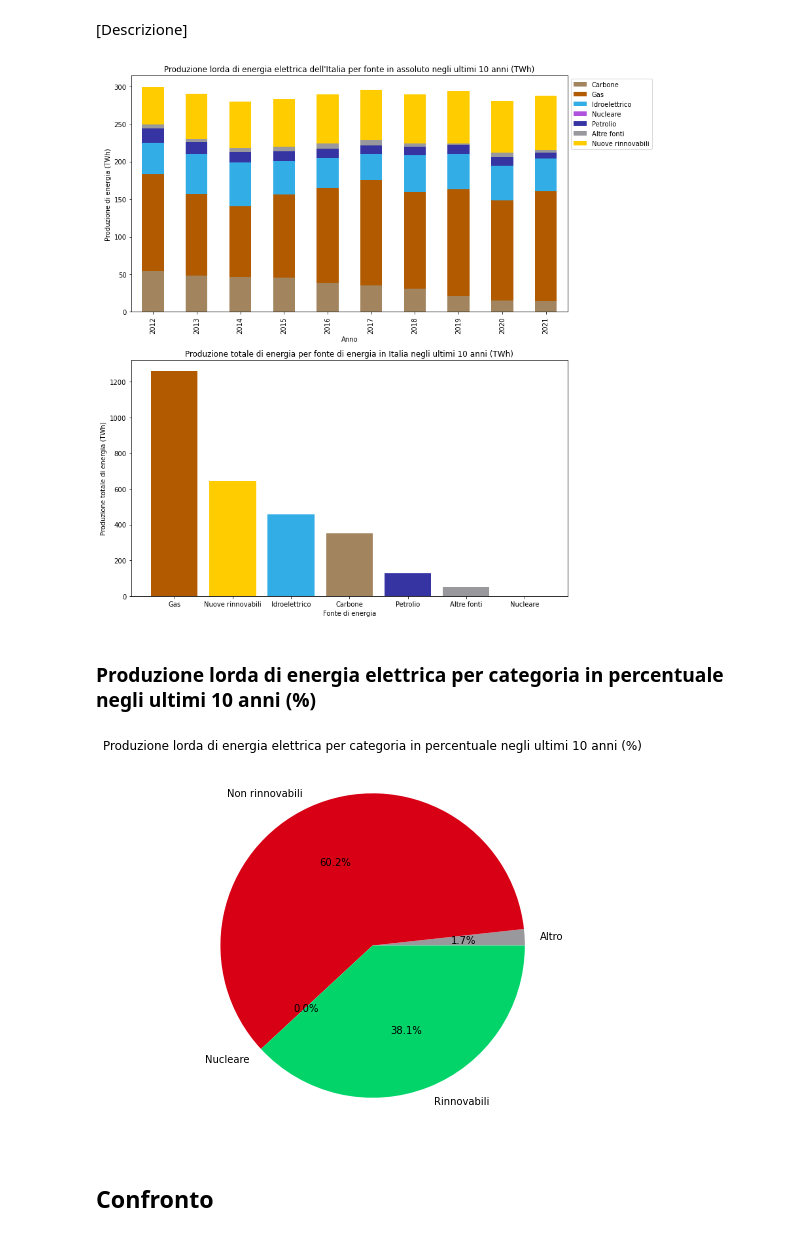
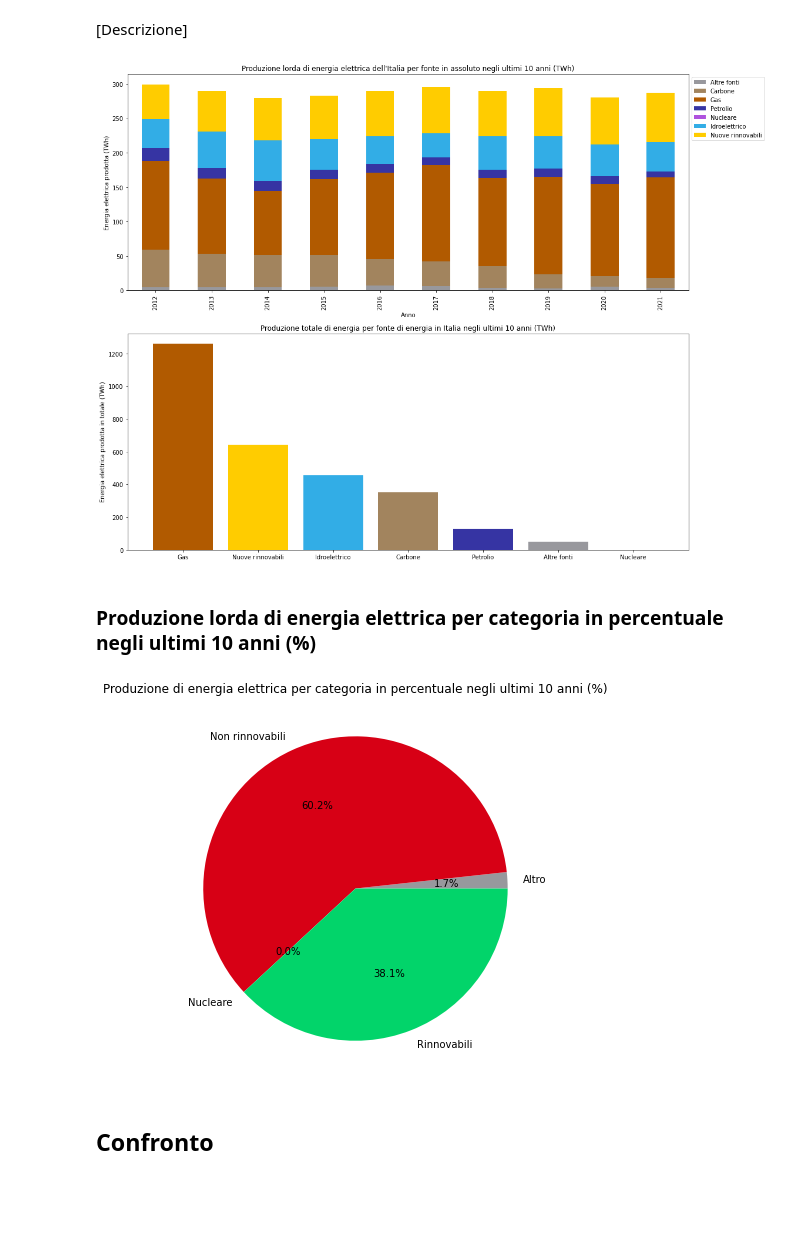
Before and after one commit to mattiamendicino/progetto-scivis, a Jupyter notebook: codice.ipynb, the cells around one changed output. Drawn from its saved outputs; the diff is of its cells as text; code cells hidden in the pictures; blank space fills up the shorter version.

```diff
--- a/codice.ipynb
+++ b/codice.ipynb
@@ -427,7 +427,7 @@ plt.show()
 # %%
 italy_data = production_data[(production_data['Country'] == 'Italy') & (production_data['Year'] > production_data['Year'].max() - 10)]
 
-energy_sources = ['ElectBy_Coal', 'ElectBy_Gas', 'ElectBy_Hydro', 'ElectBy_Nuclear', 'ElectBy_Oil', 'ElectBy_Other', 'ElectBy_NewRenewables']
+energy_sources = ['ElectBy_Other', 'ElectBy_Coal', 'ElectBy_Gas', 'ElectBy_Oil', 'ElectBy_Nuclear', 'ElectBy_Hydro', 'ElectBy_NewRenewables']
 italy_energy_production = italy_data.set_index('Year')[energy_sources]
 
 italy_energy_totals = italy_energy_production.sum().reset_index()
@@ -435,46 +435,45 @@ italy_energy_totals.columns = ['Fonte di energia', 'Produzione totale']
 
 italy_energy_totals = italy_energy_totals.sort_values('Produzione totale', ascending=False)
 
-fig, axs = plt.subplots(2, 1, figsize=(12, 12))
+fig, axs = plt.subplots(2, 1, figsize=(16, 12))
 
 italian_names = {
+    'ElectBy_Other': 'Altre fonti',
     'ElectBy_Coal': 'Carbone',
     'ElectBy_Gas': 'Gas',
+    'ElectBy_Oil': 'Petrolio',
+    'ElectBy_Nuclear': 'Nucleare',
     'ElectBy_Hydro': 'Idroelettrico',
-    'ElectBy_Nuclear': 'Nucleare',
-    'ElectBy_Oil': 'Petrolio',
-    'ElectBy_Other': 'Altre fonti',
     'ElectBy_NewRenewables': 'Nuove rinnovabili'
 }
 
 italy_energy_production = italy_energy_production.rename(columns=italian_names)
 italy_energy_totals['Fonte di energia'] = italy_energy_totals['Fonte di energia'].replace(italian_names)
 
 color_map = {
+    'Altre fonti': color_palette['Altro'],
     'Carbone': color_palette['Carbone'],
     'Gas': color_palette['Gas'],
+    'Petrolio': color_palette['Petrolio'],
+    'Nucleare': color_palette['Nucleare'],
     'Idroelettrico': color_palette['Idroelettrico'],
-    'Nucleare': color_palette['Nucleare'],
-    'Petrolio': color_palette['Petrolio'],
-    'Altre fonti': color_palette['Altro'],
     'Nuove rinnovabili': color_palette['Nuove rinnovabili']
 }
 
 italy_energy_production.plot(kind='bar', stacked=True, ax=axs[0], color=[color_map[name] for name in italy_energy_production.columns])
 axs[0].set_title('Produzione lorda di energia elettrica dell\'Italia per fonte in assoluto negli ultimi 10 anni (TWh)')
 axs[0].set_xlabel('Anno')
-axs[0].set_ylabel('Produzione di energia (TWh)')
+axs[0].set_ylabel('Energia elettrica prodotta (TWh)')
 axs[0].legend(loc='upper left', bbox_to_anchor=(1.0, 1.0))
 
 axs[1].bar(italy_energy_totals['Fonte di energia'], italy_energy_totals['Produzione totale'], color=[color_map[name] for name in italy_energy_totals['Fonte di energia']])
 axs[1].set_title('Produzione totale di energia per fonte di energia in Italia negli ultimi 10 anni (TWh)')
-axs[1].set_xlabel('Fonte di energia')
-axs[1].set_ylabel('Produzione totale di energia (TWh)')
+axs[1].set_ylabel('Energia elettrica prodotta in totale (TWh)')
 
 plt.tight_layout()
 plt.show()
 # %% [output]
-[figure, old version]
+[figure, new version]
 # %% [markdown]
 ### Produzione lorda di energia elettrica per categoria in percentuale negli ultimi 10 anni (%)
 # %%
@@ -494,10 +493,10 @@ pie_colors = [color_palette[cat] for cat in italy_energy_percentages.index]
 
 plt.figure(figsize=(10, 7))
 plt.pie(italy_energy_percentages, labels=italy_energy_percentages.index, autopct='%1.1f%%', colors=pie_colors)
-plt.title('Produzione lorda di energia elettrica per categoria in percentuale negli ultimi 10 anni (%)')
+plt.title('Produzione di energia elettrica per categoria in percentuale negli ultimi 10 anni (%)')
 plt.show()
 # %% [output]
-[figure, old version]
+[figure, new version]
 # %% [markdown]
 ## Confronto
 # %% [markdown]
```
Also changed, not shown: parts of 15 cells of this notebook.
